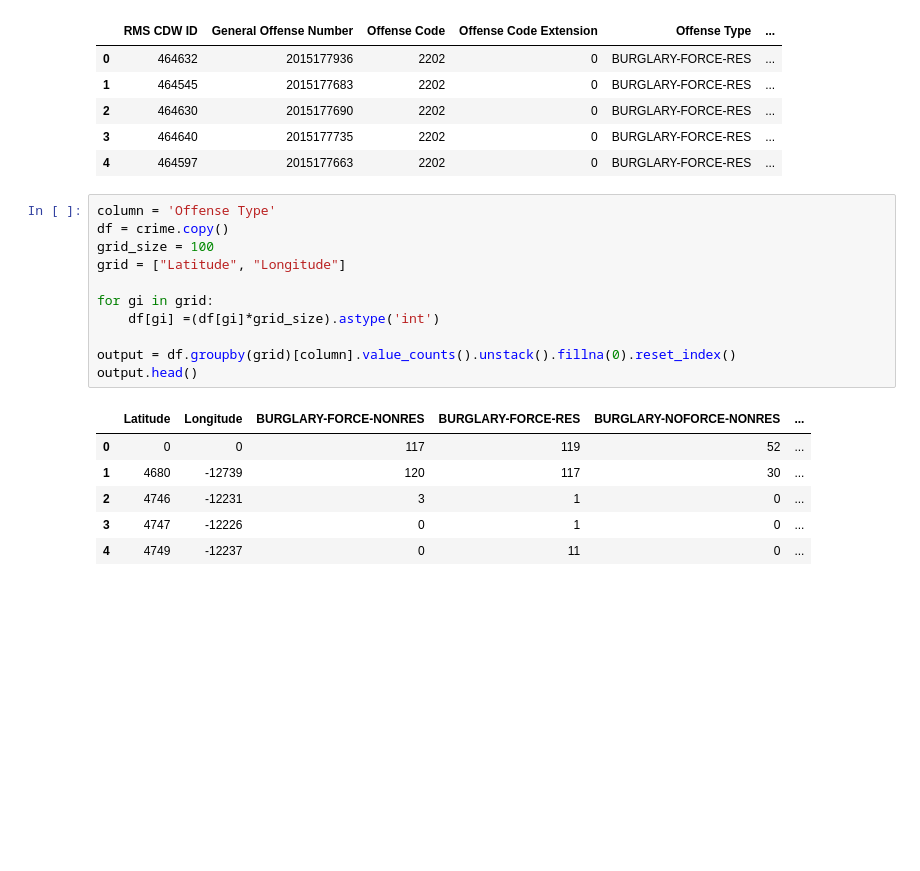
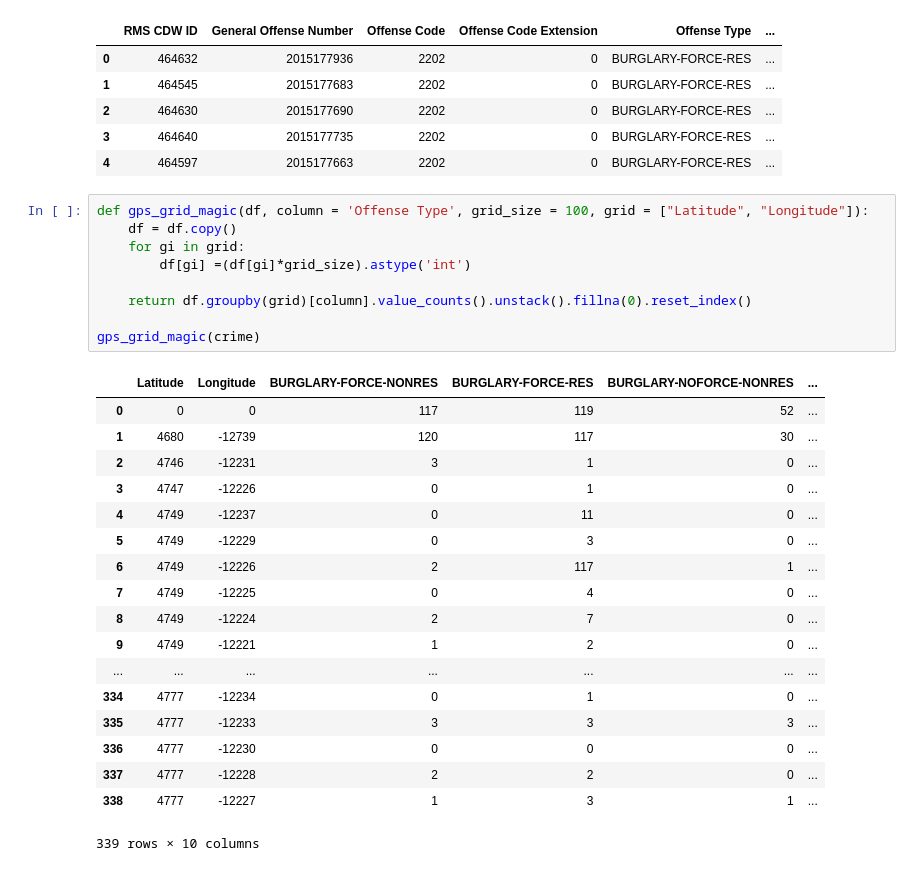
Before and after one commit to joubin/MSBigDataHackathon, a Jupyter notebook: convert gps data.ipynb, the cells around one changed output. Cells and saved outputs as stored; diff of their text form; blank space fills up the shorter version.

```diff
--- a/convert gps data.ipynb
+++ b/convert gps data.ipynb
@@ -13,20 +13,30 @@ crime.head()
 | 3 | 464640 | 2015177735 | 2202 | 0 | BURGLARY-FORCE-RES | ... |
 | 4 | 464597 | 2015177663 | 2202 | 0 | BURGLARY-FORCE-RES | ... |
 # %%
-column = 'Offense Type'
-df = crime.copy()
-grid_size = 100
-grid = ["Latitude", "Longitude"]
+def gps_grid_magic(df, column = 'Offense Type', grid_size = 100, grid = ["Latitude", "Longitude"]):
+    df = df.copy()
+    for gi in grid:
+        df[gi] =(df[gi]*grid_size).astype('int')
 
-for gi in grid:
-    df[gi] =(df[gi]*grid_size).astype('int')
+    return df.groupby(grid)[column].value_counts().unstack().fillna(0).reset_index()
 
-output = df.groupby(grid)[column].value_counts().unstack().fillna(0).reset_index()
-output.head()
+gps_grid_magic(crime)
 # %% [output]
 |  | Latitude | Longitude | BURGLARY-FORCE-NONRES | BURGLARY-FORCE-RES | BURGLARY-NOFORCE-NONRES | ... |
 | 0 | 0 | 0 | 117 | 119 | 52 | ... |
 | 1 | 4680 | -12739 | 120 | 117 | 30 | ... |
 | 2 | 4746 | -12231 | 3 | 1 | 0 | ... |
 | 3 | 4747 | -12226 | 0 | 1 | 0 | ... |
 | 4 | 4749 | -12237 | 0 | 11 | 0 | ... |
+| 5 | 4749 | -12229 | 0 | 3 | 0 | ... |
+| 6 | 4749 | -12226 | 2 | 117 | 1 | ... |
+| 7 | 4749 | -12225 | 0 | 4 | 0 | ... |
+| 8 | 4749 | -12224 | 2 | 7 | 0 | ... |
+| 9 | 4749 | -12221 | 1 | 2 | 0 | ... |
+| ... | ... | ... | ... | ... | ... | ... |
+| 334 | 4777 | -12234 | 0 | 1 | 0 | ... |
+| 335 | 4777 | -12233 | 3 | 3 | 3 | ... |
+| 336 | 4777 | -12230 | 0 | 0 | 0 | ... |
+| 337 | 4777 | -12228 | 2 | 2 | 0 | ... |
+| 338 | 4777 | -12227 | 1 | 3 | 1 | ... |
+339 rows × 10 columns
```
